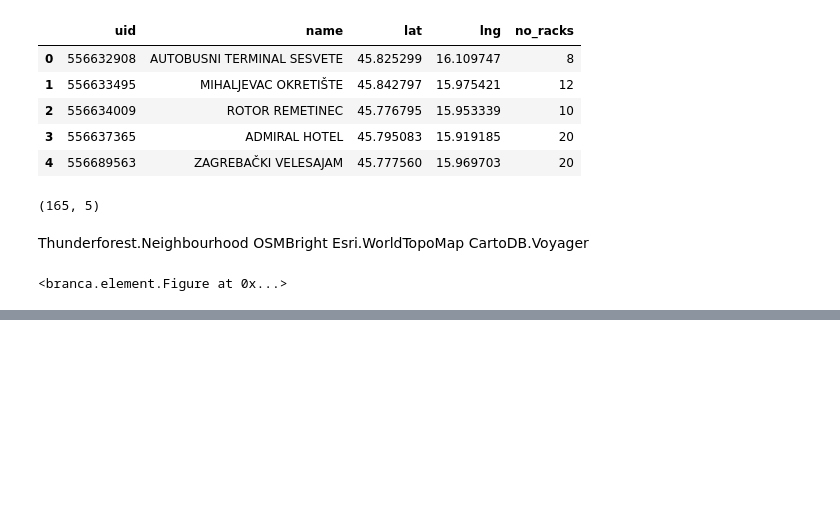
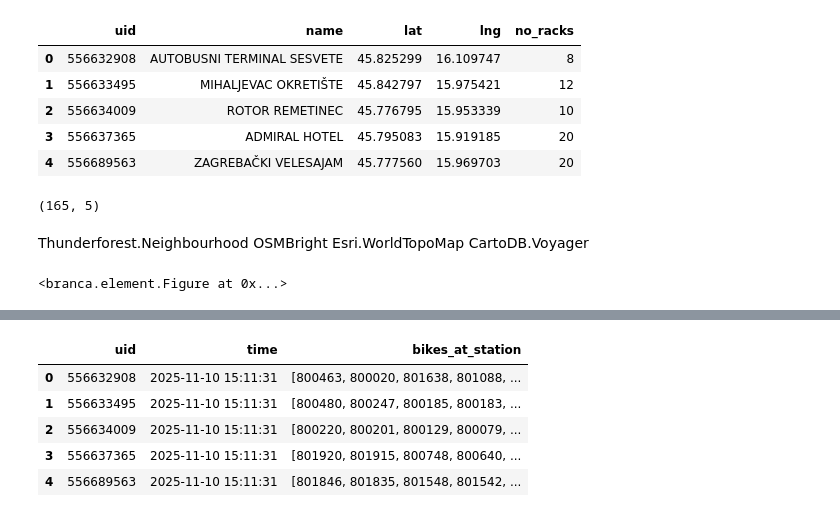
Before and after one commit to Mkranj/BajsBoard, a Jupyter notebook: notebooks/analyse_stations.ipynb, the cells around one changed output, grey strips where cells are left out. Drawn from its saved outputs; the diff is of its cells as text; code cells hidden in the pictures; blank space fills up the shorter version.

Commit message:
bind bike id's to stations at certain times

```diff
--- a/notebooks/analyse_stations.ipynb
+++ b/notebooks/analyse_stations.ipynb
@@ -89,0 +93,5 @@ m
+# %%
+first_dt = datetime.strptime("2025/11/10 15:11:31",
+    "%Y/%m/%d %H:%M:%S")
+
+first_dt
@@ -89,0 +115,12 @@ m
+# %%
+time1 = get_bikes_in_stations(time = first_dt,
+    loc_list = trim_json_to_locations(day_one))
+
+time1.head()
+# %% [output]
+|  | uid | time | bikes_at_station |
+| 0 | 556632908 | 2025-11-10 15:11:31 | [800463, 800020, 801638, 801088, ... |
+| 1 | 556633495 | 2025-11-10 15:11:31 | [800480, 800247, 800185, 800183, ... |
+| 2 | 556634009 | 2025-11-10 15:11:31 | [800220, 800201, 800129, 800079, ... |
+| 3 | 556637365 | 2025-11-10 15:11:31 | [801920, 801915, 800748, 800640, ... |
+| 4 | 556689563 | 2025-11-10 15:11:31 | [801846, 801835, 801548, 801542, ... |
```
Also changed, not shown: parts of 5 cells of this notebook, 1 other file.
